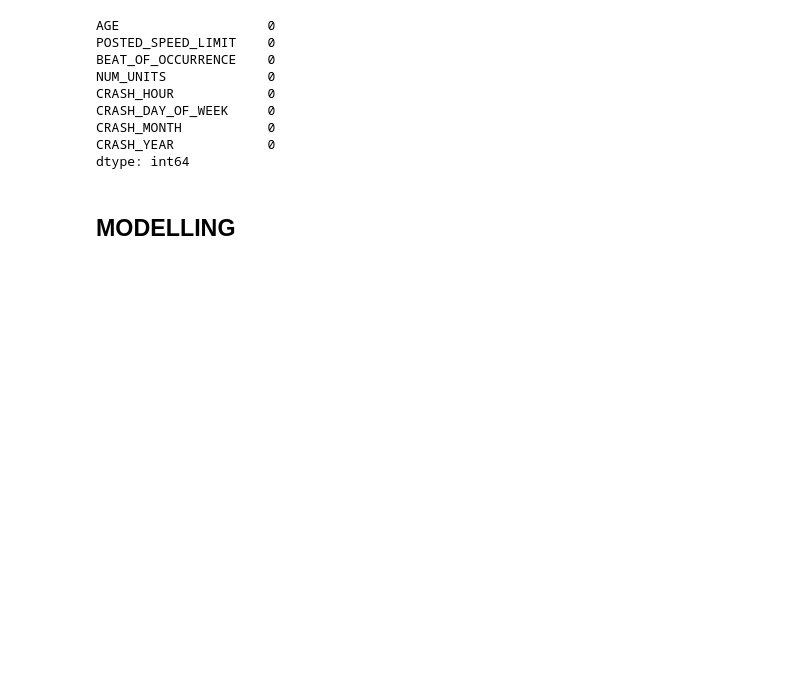
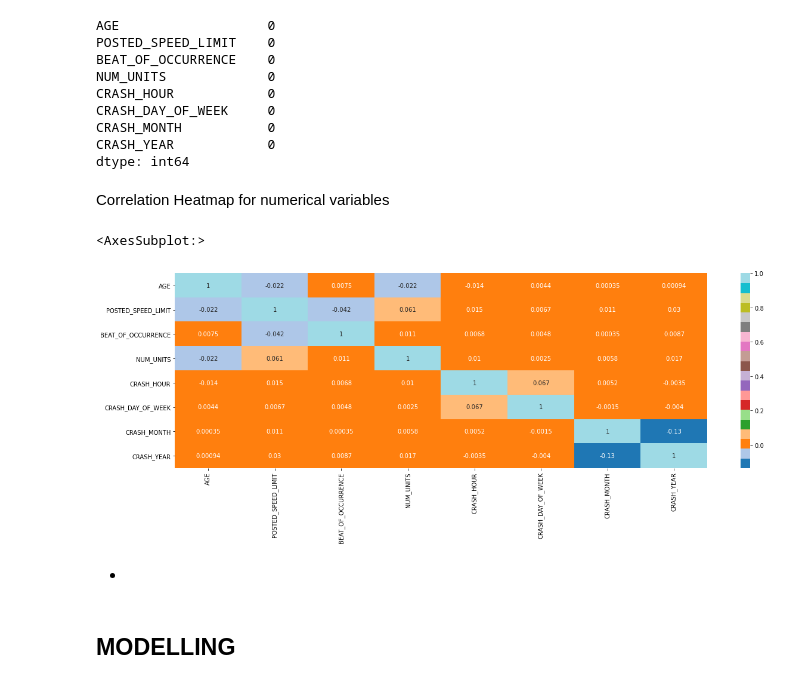
Before and after one commit to Cynthia-Njambi/City-of-Chicago-Traffic-Crashes-Project, a Jupyter notebook: groups/pamela.ipynb, the cells around one changed output. Drawn from its saved outputs; the diff is of its cells as text; code cells hidden in the pictures; blank space fills up the shorter version.

Commit message:
updated correlation heatmap for numeric variables

```diff
--- a/groups/pamela.ipynb
+++ b/groups/pamela.ipynb
@@ -784,6 +784,16 @@ CRASH_DAY_OF_WEEK     0
 CRASH_MONTH           0
 CRASH_YEAR            0
 dtype: int64
+# %% [markdown]
+Correlation Heatmap for numerical variables
+# %%
+plt.figure(figsize=(20, 6))
+sns.heatmap(Selected_df[numerical].corr(), cmap="tab20", annot=True)
+# %% [output]
+<AxesSubplot:>
+[figure, added]
+# %% [markdown]
+-
 # %% [markdown]
 ## MODELLING
 # %% [markdown]
```
Also changed, not shown: parts of 4 cells of this notebook.
